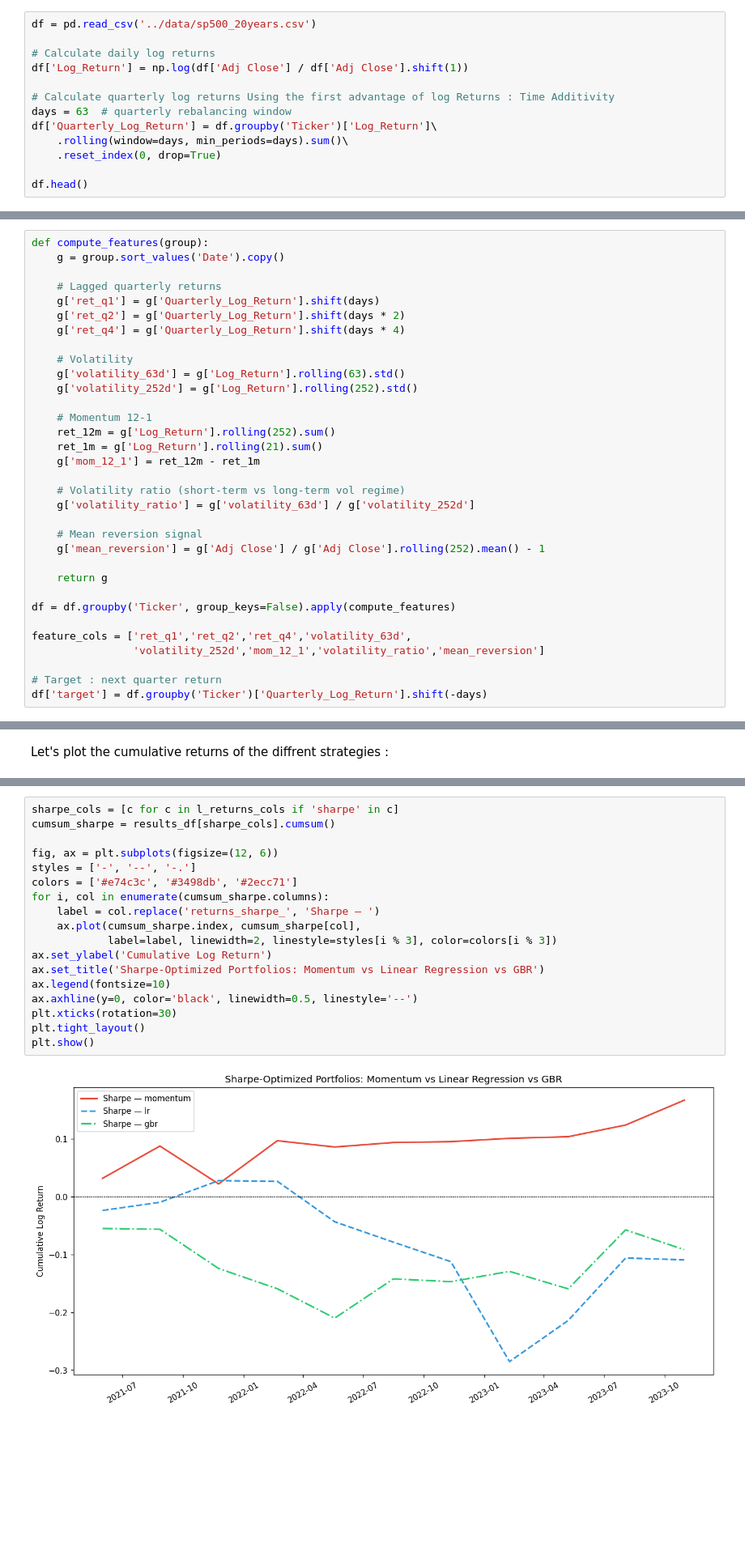
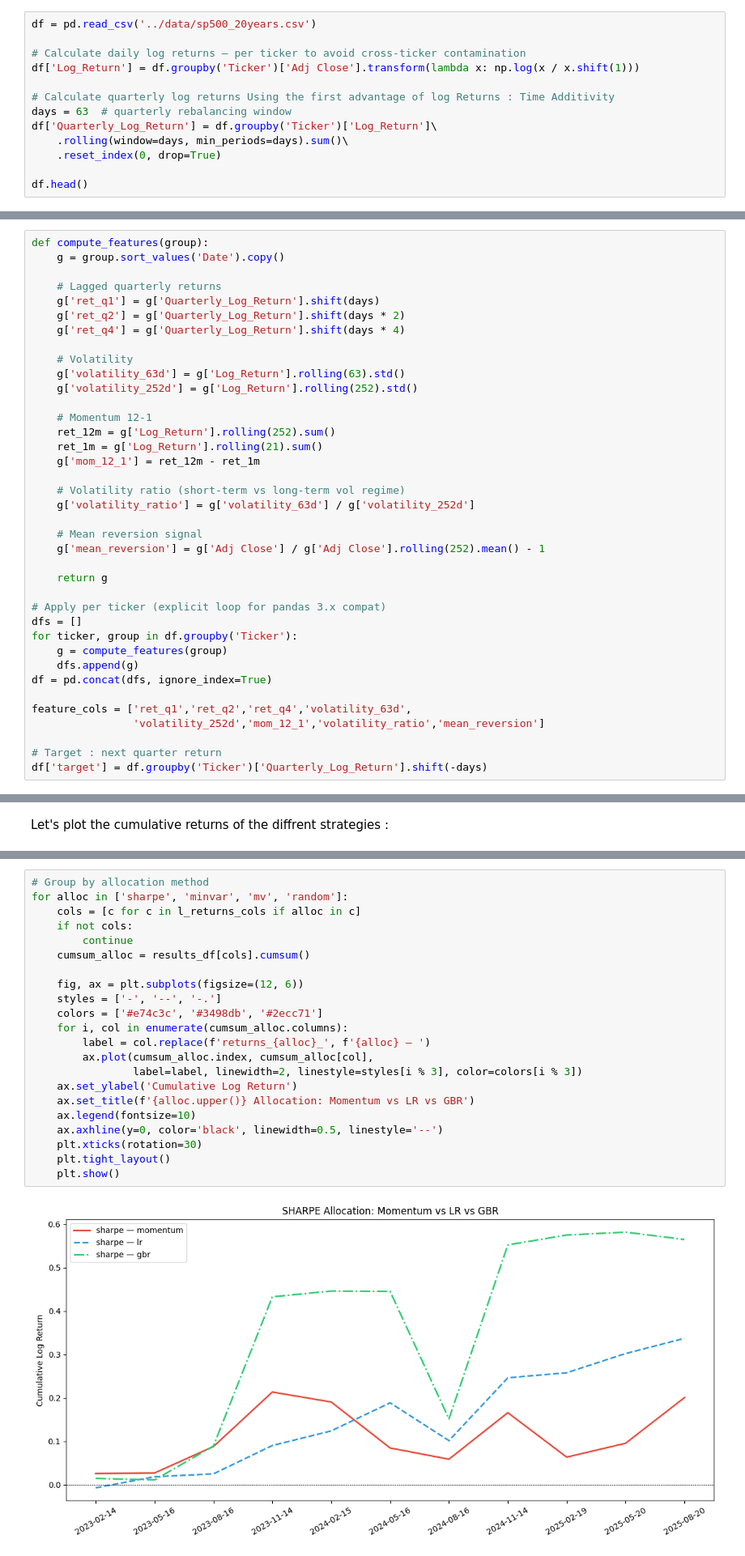
Before and after one commit to alexandreib/medium, a Jupyter notebook: notebooks/3_SP500_Portfolio_Allocation_ML_predictions.ipynb, the cells around one changed output, grey strips where cells are left out. Shown at 81% size. Cells and saved outputs as stored; diff of their text form; blank space fills up the shorter version.

Commit message:
Update article: article_3_portfolio_optimization_predicted_returns (2026-02-20)

```diff
--- a/notebooks/3_SP500_Portfolio_Allocation_ML_predictions.ipynb
+++ b/notebooks/3_SP500_Portfolio_Allocation_ML_predictions.ipynb
@@ -37,8 +37,8 @@ Reusing the previously downloaded stocks from S&P500 with 20 years of history.
 # %%
 df = pd.read_csv('../data/sp500_20years.csv')
 
-# Calculate daily log returns
-df['Log_Return'] = np.log(df['Adj Close'] / df['Adj Close'].shift(1))
+# Calculate daily log returns — per ticker to avoid cross-ticker contamination
+df['Log_Return'] = df.groupby('Ticker')['Adj Close'].transform(lambda x: np.log(x / x.shift(1)))
 
 # Calculate quarterly log returns Using the first advantage of log Returns : Time Additivity
 days = 63  # quarterly rebalancing window
@@ -97,7 +97,12 @@ def compute_features(group):
 
     return g
 
-df = df.groupby('Ticker', group_keys=False).apply(compute_features)
+# Apply per ticker (explicit loop for pandas 3.x compat)
+dfs = []
+for ticker, group in df.groupby('Ticker'):
+    g = compute_features(group)
+    dfs.append(g)
+df = pd.concat(dfs, ignore_index=True)
 
 feature_cols = ['ret_q1','ret_q2','ret_q4','volatility_63d',
                 'volatility_252d','mom_12_1','volatility_ratio','mean_reversion']
@@ -497,20 +537,24 @@ Focused comparison of the Sharpe-optimized portfolios only :
 # %%
-sharpe_cols = [c for c in l_returns_cols if 'sharpe' in c]
-cumsum_sharpe = results_df[sharpe_cols].cumsum()
+# Group by allocation method
+for alloc in ['sharpe', 'minvar', 'mv', 'random']:
+    cols = [c for c in l_returns_cols if alloc in c]
+    if not cols:
+        continue
+    cumsum_alloc = results_df[cols].cumsum()
 
-fig, ax = plt.subplots(figsize=(12, 6))
-styles = ['-', '--', '-.']
-colors = ['#e74c3c', '#3498db', '#2ecc71']
-for i, col in enumerate(cumsum_sharpe.columns):
-    label = col.replace('returns_sharpe_', 'Sharpe — ')
-    ax.plot(cumsum_sharpe.index, cumsum_sharpe[col],
-            label=label, linewidth=2, linestyle=styles[i % 3], color=colors[i % 3])
-ax.set_ylabel('Cumulative Log Return')
-ax.set_title('Sharpe-Optimized Portfolios: Momentum vs Linear Regression vs GBR')
-ax.legend(fontsize=10)
-ax.axhline(y=0, color='black', linewidth=0.5, linestyle='--')
-plt.xticks(rotation=30)
-plt.tight_layout()
-plt.show()
+    fig, ax = plt.subplots(figsize=(12, 6))
+    styles = ['-', '--', '-.']
+    colors = ['#e74c3c', '#3498db', '#2ecc71']
+    for i, col in enumerate(cumsum_alloc.columns):
+        label = col.replace(f'returns_{alloc}_', f'{alloc} — ')
+        ax.plot(cumsum_alloc.index, cumsum_alloc[col],
+                label=label, linewidth=2, linestyle=styles[i % 3], color=colors[i % 3])
+    ax.set_ylabel('Cumulative Log Return')
+    ax.set_title(f'{alloc.upper()} Allocation: Momentum vs LR vs GBR')
+    ax.legend(fontsize=10)
+    ax.axhline(y=0, color='black', linewidth=0.5, linestyle='--')
+    plt.xticks(rotation=30)
+    plt.tight_layout()
+    plt.show()
 # %% [output]
-[figure, old version]
+[figure, new version]
```
Also changed, not shown: parts of 18 cells of this notebook, 18 other files.
